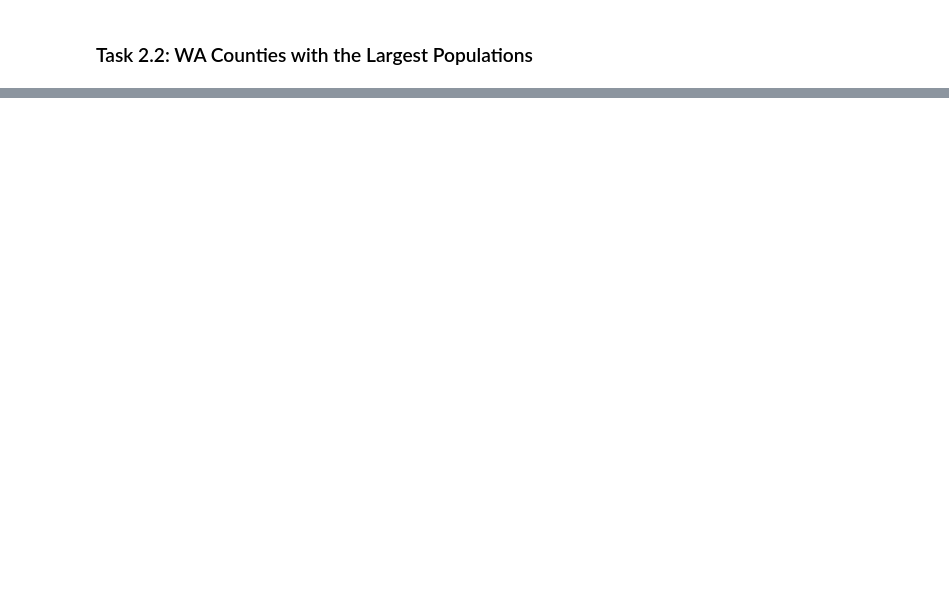
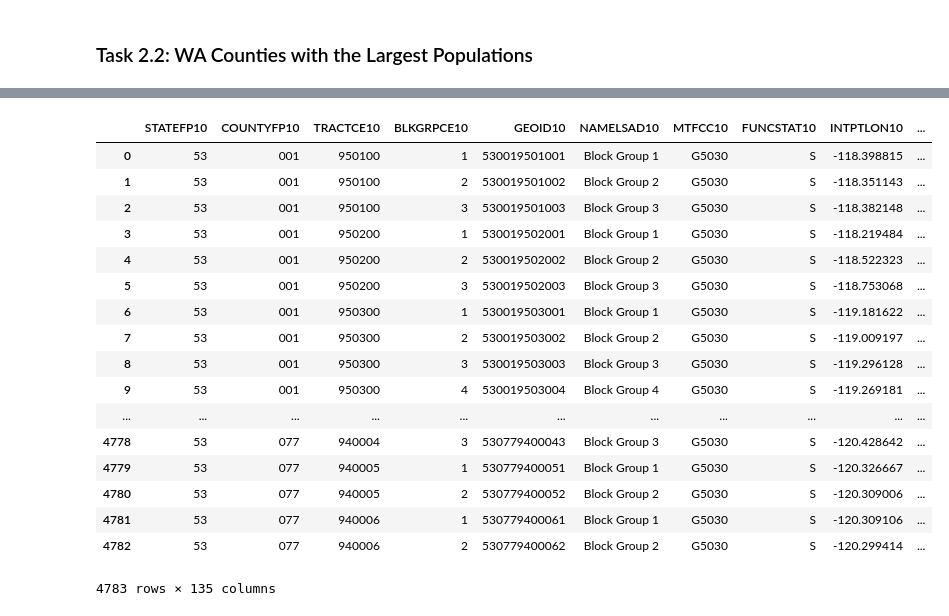
Before and after one commit to GEOG458-W19/grouplab3, a Jupyter notebook: group_lab3.ipynb, the cells around one changed output, grey strips where cells are left out. Saved outputs shown, nothing was run; the diff lists cells and outputs as text; code cells hidden in the pictures; blank space fills up the shorter version.

Commit message:
Part 3.1

```diff
--- a/group_lab3.ipynb
+++ b/group_lab3.ipynb
@@ -72,0 +85,36 @@ for county in county_names:
+# %%
+# PART 3. Urban vs. Rural
+
+#3.1
+#Add column to give each block value of urban or rural based on 2017
+for index, row in wa_st.iterrows():
+    if row['POP2017']>1921.638:
+        wa_st.loc[index,'Urban/Rural']='Urban'
+    else:
+        wa_st.loc[index,'Urban/Rural']='Rural'
+wa_st
+
+
+#2. Write code that calculates and prints out to the screen what percentage of the population of the state is urbanized in the most recent year.
+#3. Write code that calculates and prints out to the screen what percentage of the land area of the state is urbanized in the most recent year.
+#4. Add a column to the shapefile's data table for whether block groups have 'urbanized', 'no change in category', or 'deurbanized' over the previous decade (i.e. if most recent year is ’18, then ’08-’18), using the above classification for urban/rural you decided on. Represent it as a categorical change (a string of text), not in terms of some numerical change. Fill in the field for all rows!
+#5. Write code that calculates and prints out how many block groups urbanized and how many deurbanized over the previous decade.
+# %% [output]
+|  | STATEFP10 | COUNTYFP10 | TRACTCE10 | BLKGRPCE10 | GEOID10 | NAMELSAD10 | MTFCC10 | FUNCSTAT10 | INTPTLON10 | ... |
+| 0 | 53 | 001 | 950100 | 1 | 530019501001 | Block Group 1 | G5030 | S | -118.398815 | ... |
+| 1 | 53 | 001 | 950100 | 2 | 530019501002 | Block Group 2 | G5030 | S | -118.351143 | ... |
+| 2 | 53 | 001 | 950100 | 3 | 530019501003 | Block Group 3 | G5030 | S | -118.382148 | ... |
+| 3 | 53 | 001 | 950200 | 1 | 530019502001 | Block Group 1 | G5030 | S | -118.219484 | ... |
+| 4 | 53 | 001 | 950200 | 2 | 530019502002 | Block Group 2 | G5030 | S | -118.522323 | ... |
+| 5 | 53 | 001 | 950200 | 3 | 530019502003 | Block Group 3 | G5030 | S | -118.753068 | ... |
+| 6 | 53 | 001 | 950300 | 1 | 530019503001 | Block Group 1 | G5030 | S | -119.181622 | ... |
+| 7 | 53 | 001 | 950300 | 2 | 530019503002 | Block Group 2 | G5030 | S | -119.009197 | ... |
+| 8 | 53 | 001 | 950300 | 3 | 530019503003 | Block Group 3 | G5030 | S | -119.296128 | ... |
+| 9 | 53 | 001 | 950300 | 4 | 530019503004 | Block Group 4 | G5030 | S | -119.269181 | ... |
+| ... | ... | ... | ... | ... | ... | ... | ... | ... | ... | ... |
+| 4778 | 53 | 077 | 940004 | 3 | 530779400043 | Block Group 3 | G5030 | S | -120.428642 | ... |
+| 4779 | 53 | 077 | 940005 | 1 | 530779400051 | Block Group 1 | G5030 | S | -120.326667 | ... |
+| 4780 | 53 | 077 | 940005 | 2 | 530779400052 | Block Group 2 | G5030 | S | -120.309006 | ... |
+| 4781 | 53 | 077 | 940006 | 1 | 530779400061 | Block Group 1 | G5030 | S | -120.309106 | ... |
+| 4782 | 53 | 077 | 940006 | 2 | 530779400062 | Block Group 2 | G5030 | S | -120.299414 | ... |
+4783 rows × 135 columns
```
Also changed, not shown: parts of 3 cells of this notebook.
